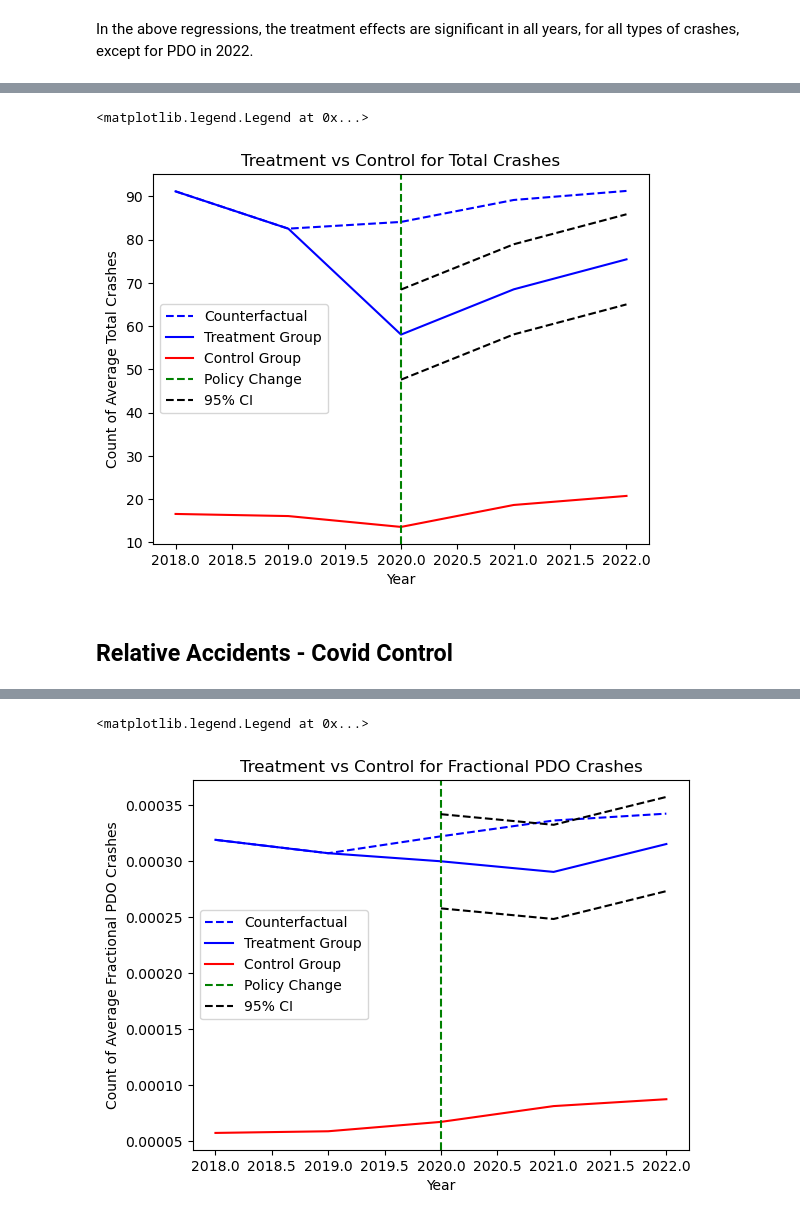
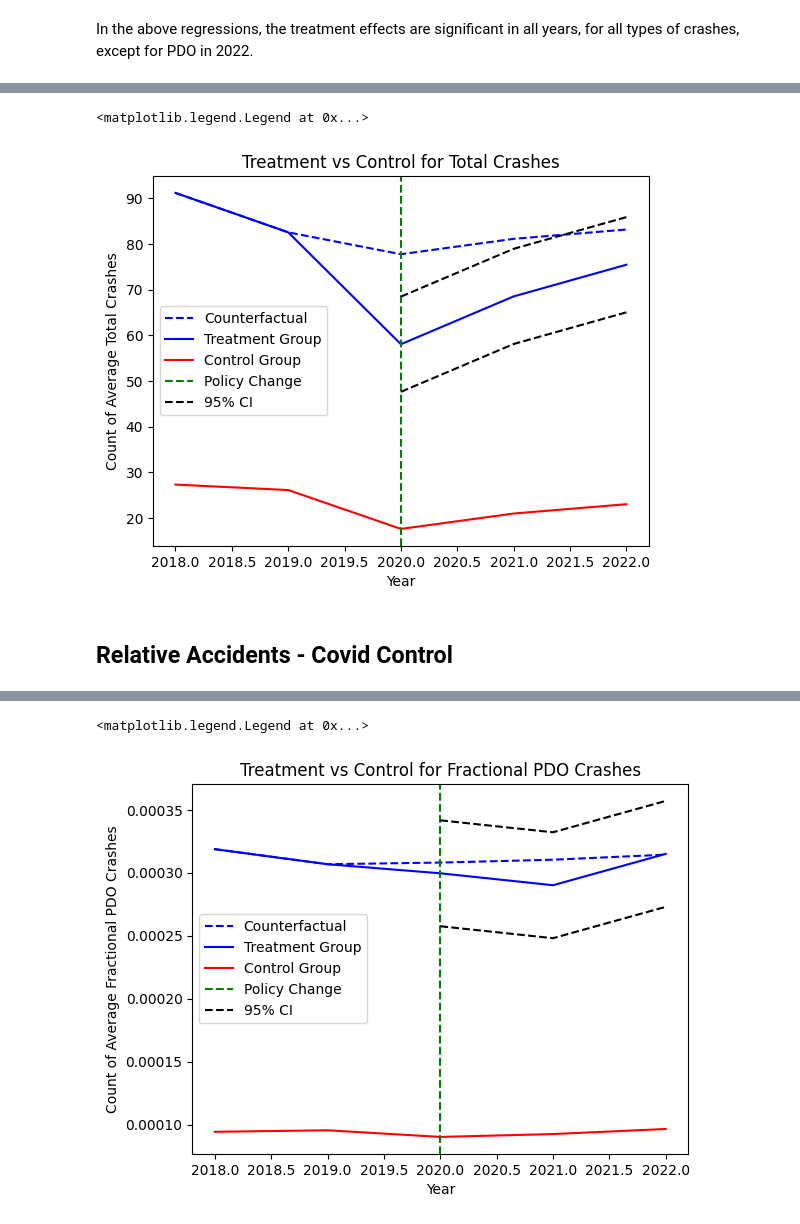
Before and after one commit to Seamus-L/BCSpeedCameras, a Jupyter notebook: Main.ipynb, the cells around one changed output, grey strips where cells are left out. Cells and saved outputs as stored; diff of their text form; code cells hidden in the pictures.

```diff
--- a/Main.ipynb
+++ b/Main.ipynb
@@ -328,8 +354,8 @@ import matplotlib.pyplot as plt
 import numpy as np
 
 
-df_control = df_filtered_main[df_filtered_main['Treatment']==0]
-df_treatment = df_filtered_main[df_filtered_main['Treatment']==1]
+df_control = df_new[df_new['Treatment']==0]
+df_treatment = df_new[df_new['Treatment']==1]
 
 years = [2018,2019,2020,2021,2022]
 #Initialize treatment and control lists
@@ -344,8 +370,8 @@ se = PDO.bse
 
 
 for i in range(5):
-    treatment[i] = df_treatment.loc[df_treatment[str(2018+i)] == 1, 'PDO'].mean()
-    control[i] = df_control.loc[df_control[str(2018+i)] == 1, 'PDO'].mean()
+    treatment[i] = df_treatment.loc[df_treatment['Y'+str(2018+i)] == 1, 'PDO'].mean()
+    control[i] = df_control.loc[df_control['Y'+str(2018+i)] == 1, 'PDO'].mean()
 
 delta = (treatment[0]-control[0]+treatment[1]-control[1])/2
 
@@ -389,8 +415,8 @@ se = Casualty.bse
 
 
 for i in range(5):
-    treatment[i] = df_treatment.loc[df_treatment[str(2018+i)] == 1, 'Casualty'].mean()
-    control[i] = df_control.loc[df_control[str(2018+i)] == 1, 'Casualty'].mean()
+    treatment[i] = df_treatment.loc[df_treatment['Y'+str(2018+i)] == 1, 'Casualty'].mean()
+    control[i] = df_control.loc[df_control['Y'+str(2018+i)] == 1, 'Casualty'].mean()
 
 delta = (treatment[0]-control[0]+treatment[1]-control[1])/2
 
@@ -430,8 +456,8 @@ se = Total.bse
 
 
 for i in range(5):
-    treatment[i] = df_treatment.loc[df_treatment[str(2018+i)] == 1, 'Total'].mean()
-    control[i] = df_control.loc[df_control[str(2018+i)] == 1, 'Total'].mean()
+    treatment[i] = df_treatment.loc[df_treatment['Y'+str(2018+i)] == 1, 'Total'].mean()
+    control[i] = df_control.loc[df_control['Y'+str(2018+i)] == 1, 'Total'].mean()
 
 delta = (treatment[0]-control[0]+treatment[1]-control[1])/2
 
@@ -463,7 +489,7 @@ plt.title('Treatment vs Control for Total Crashes')
 plt.legend()
 # %% [output]
 <matplotlib.legend.Legend at 0x...>
-[figure, old version]
+[figure, new version]
 # %% [markdown]
 ## Relative Accidents - Covid Control
 # %%
@@ -503,40 +529,40 @@ Fractional PDO Results:
 se = PDOFrac.bse
 
 for i in range(5):
-    treatment[i] = df_treatment.loc[df_treatment[str(2018+i)] == 1, 'PDOFrac'].mean()
-    control[i] = df_control.loc[df_control[str(2018+i)] == 1, 'PDOFrac'].mean()
+    treatment[i] = df_treatment.loc[df_treatment['Y'+str(2018+i)] == 1, 'PDOFrac'].mean()
+    control[i] = df_control.loc[df_control['Y'+str(2018+i)] == 1, 'PDOFrac'].mean()
 
 delta = (treatment[0]-control[0]+treatment[1]-control[1])/2
 
 for i in range(3):
     trend[i] = treatment[i]
 
 for i in range (2,5):
     trend[i] = control[i]+delta
 
 plt.plot(years, trend, label='Counterfactual', color = 'blue',  linestyle='--')
 plt.plot(years, treatment, label='Treatment Group', color = 'blue',  linestyle='-')
 plt.plot(years, control, label='Control Group', color = 'red',  linestyle='-')
 plt.axvline(x=2020, color='green', linestyle='--', label='Policy Change')
 
 
 for i in range(3):
     CI_UB[i] = treatment[i+2]+se[i+6]*1.96
     CI_LB[i] = treatment[i+2]-se[i+6]*1.96
 #Compute CI lower and upper bounds by adding and subtracting 1.96 standard * the standard error from the observed average
 
 plt.plot(years_treated, CI_UB, label='95% CI', color = 'black',  linestyle='--')
 plt.plot(years_treated, CI_LB, color = 'black',  linestyle='--')
 
 
 # Add labels and a title
 plt.xlabel('Year')
 plt.ylabel('Count of Average Fractional PDO Crashes')
 plt.title('Treatment vs Control for Fractional PDO Crashes')
 plt.legend()
 # %% [output]
 <matplotlib.legend.Legend at 0x...>
-[figure, old version]
+[figure, new version]
 # %%
 #For Casualty
 #Compute SE for use in confidence interval plotting
```
Also changed, not shown: parts of 8 cells of this notebook.
